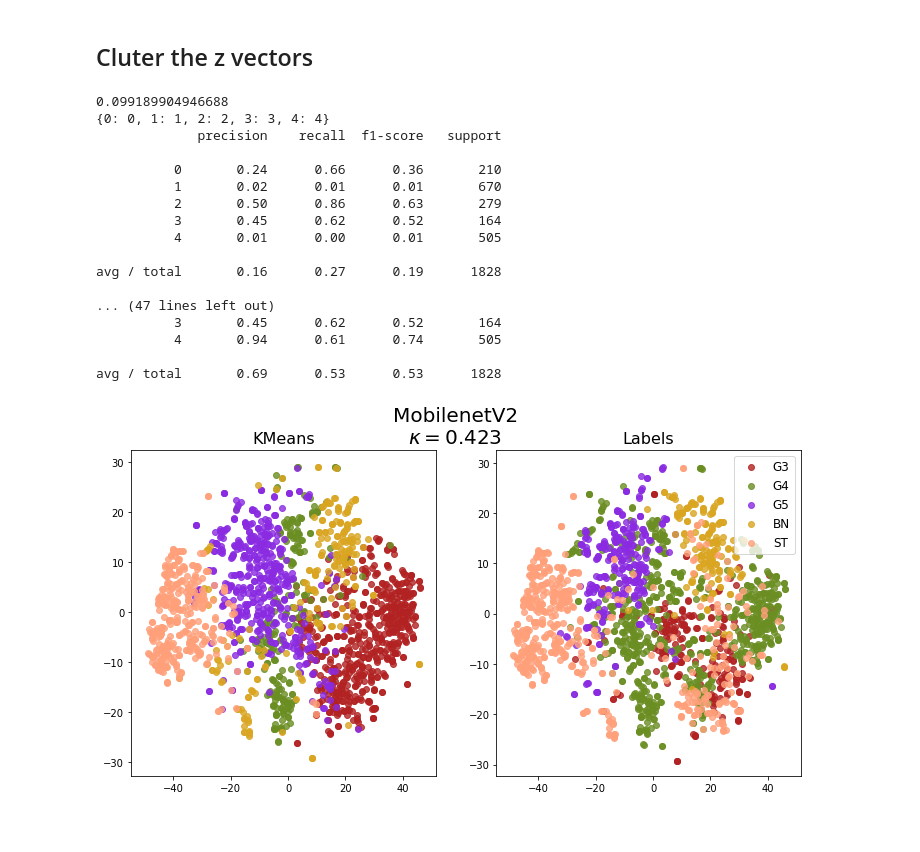
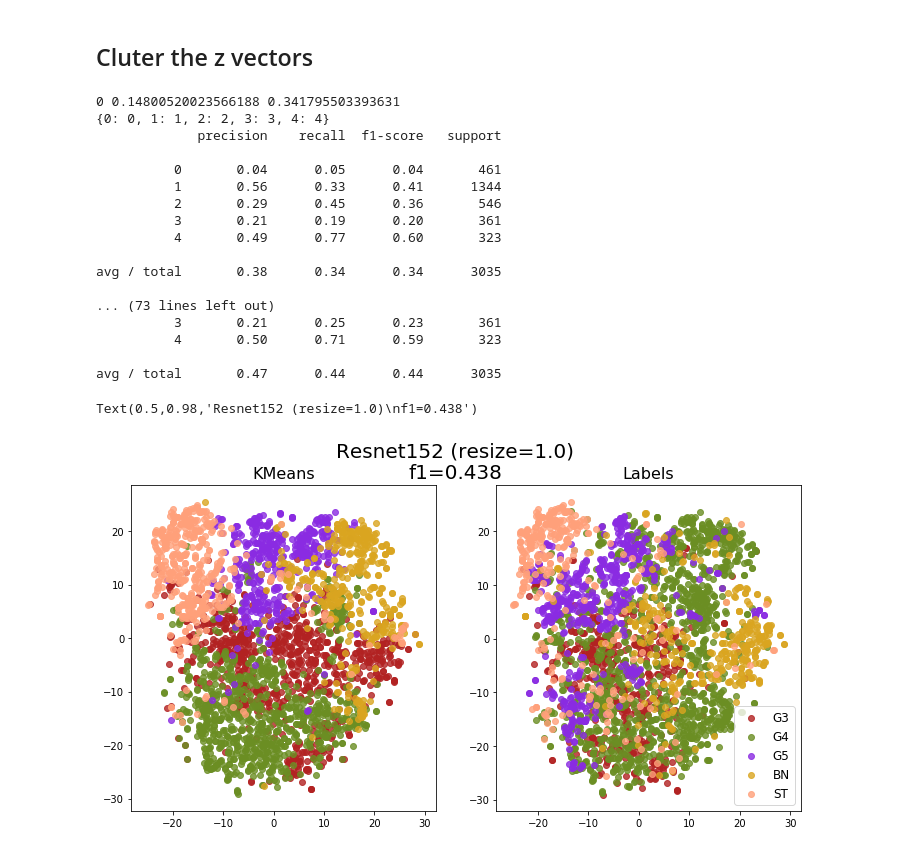
Before and after one commit to BioImageInformatics/gleason_grade, a Jupyter notebook: notebooks/hub_clustering.ipynb, the cells around one changed output. Saved outputs shown, nothing was run; the diff lists cells and outputs as text; code cells hidden in the pictures.

```diff
--- a/notebooks/hub_clustering.ipynb
+++ b/notebooks/hub_clustering.ipynb
@@ -38,8 +38,8 @@ labels = ['G3', 'G4', 'G5', 'BN', 'ST']
 # MODULE_URL = 'https://tfhub.dev/google/imagenet/nasnet_large/feature_vector/1'; MODULE_NAME='NasNet'
 # MODULE_URL = 'https://tfhub.dev/google/imagenet/resnet_v2_50/feature_vector/1'; MODULE_NAME='Resnet50'
 # MODULE_URL = 'https://tfhub.dev/google/imagenet/resnet_v2_101/feature_vector/1'; MODULE_NAME='Resnet101'
-# MODULE_URL = 'https://tfhub.dev/google/imagenet/resnet_v2_152/feature_vector/1'; MODULE_NAME='Resnet152'
-MODULE_URL = 'https://tfhub.dev/google/imagenet/mobilenet_v2_035_224/feature_vector/1'; MODULE_NAME='MobilenetV2'
+MODULE_URL = 'https://tfhub.dev/google/imagenet/resnet_v2_152/feature_vector/1'; MODULE_NAME='Resnet152'
+# MODULE_URL = 'https://tfhub.dev/google/imagenet/mobilenet_v2_035_224/feature_vector/1'; MODULE_NAME='MobilenetV2'
 # MODULE_URL = 'https://tfhub.dev/google/imagenet/inception_resnet_v2/feature_vector/1'; MODULE_NAME='InceptionResnet'
 
 # config = tf.ConfigProto( device_count = {'GPU': 0} )
@@ -88,10 +84,12 @@ orig_imgs = []
 z_vectors = []
 idx = 0
 
-resize = 0.5
+resize = 1.
+# resize = 0.5
+# resize = 0.25
 crop_size = int(height * (1/resize))
 
-samples = 5
+samples = 10
 x0_vect = np.linspace(0, 1200-crop_size, samples, dtype=np.int)
 y0_vect = np.linspace(0, 1200-crop_size, samples, dtype=np.int)
 coords = zip(x0_vect, y0_vect)
@@ -116,7 +114,8 @@ for img_idx, (jpg, mask) in enumerate(zip(jpg_list, mask_list)):
             # check for stroma -- two ways to skip stroma
             if maj==4 and totals[maj] < 0.95 * (crop_size*2):
                 continue
-            elif maj==4 and np.random.randn(1) < 0.5:
+#             elif maj==4 and np.random.randn(1) < 0.5:
+            elif maj==4 and np.random.choice([0,1], p=[0.1, 0.9]):
                 continue
         else:
             continue
@@ -167,12 +168,15 @@ clusterer = MiniBatchKMeans(n_clusters=5, verbose=0, n_init=100).fit(z_vectors)
 # %%
 # Compare label assignments with the annotation
-clustered = clusterer.labels_
+# clustered = clusterer.labels_
 
 max_kappa = 0.0
+max_f1 = 0.0
 best_remapped = None
 
-for _ in range(10):
+for vers in range(10):
     clusterer = MiniBatchKMeans(n_clusters=5, verbose=0, n_init=100).fit(z_vectors)
+    clustered = clusterer.labels_
+
     for perm in multiset_permutations(range(5)):
         # Pick a mapping clustered --> labels
         mapping = {x: k for x, k in zip(range(5), perm)}
@@ -180,45 +184,51 @@ for _ in range(10):
         clustered_remapped = np.asarray([mapping[y] for y in clustered])
 
         kappa = cohen_kappa_score(img_classes, clustered_remapped)
-
-        if kappa > max_kappa:
+        f1 = f1_score(img_classes, clustered_remapped, average='weighted')
+#
+#         print(vers, f1, max_f1)
+#         if kappa > max_kappa:
+        if f1 > max_f1:
             best_remapped = clustered_remapped
             max_kappa = kappa
-            print(kappa)
+            max_f1 = f1
+            print(vers, kappa, f1)
             print(mapping)
             print(classification_report(img_classes, clustered_remapped), end='\n\n')
 # %% [output]
-0.099189904946688
+0 0.14800520023566188 0.341795503393631
 {0: 0, 1: 1, 2: 2, 3: 3, 4: 4}
              precision    recall  f1-score   support
 
-          0       0.24      0.66      0.36       210
-          1       0.02      0.01      0.01       670
-          2       0.50      0.86      0.63       279
-          3       0.45      0.62      0.52       164
-          4       0.01      0.00      0.01       505
+          0       0.04      0.05      0.04       461
+          1       0.56      0.33      0.41      1344
+          2       0.29      0.45      0.36       546
+          3       0.21      0.19      0.20       361
+          4       0.49      0.77      0.60       323
 
-avg / total       0.16      0.27      0.19      1828
+avg / total       0.38      0.34      0.34      3035
 
-... (47 lines left out)
-          3       0.45      0.62      0.52       164
-          4       0.94      0.61      0.74       505
+... (73 lines left out)
+          3       0.21      0.25      0.23       361
+          4       0.50      0.71      0.59       323
 
-avg / total       0.69      0.53      0.53      1828
+avg / total       0.47      0.44      0.44      3035
 # %%
 fig, axs = plt.subplots(1,2, figsize=(12, 6))
 
 for k in range(5):
     idxs = np.where(best_remapped==k)
     sns.regplot(z_manifold[idxs,0], z_manifold[idxs,1], fit_reg=False, color=colors[k], ax=axs[0])
 
     idxs = np.where(img_classes==k)
     sns.regplot(z_manifold[idxs,0], z_manifold[idxs,1], fit_reg=False, color=colors[k], label=labels[k], ax=axs[1])
 
 axs[0].set_title('KMeans', fontsize=16)
 axs[1].set_title('Labels', fontsize=16)
 plt.legend(fontsize=12)
-plt.suptitle(u'{}\n$\kappa={:3.3f}$'.format(MODULE_NAME, max_kappa), fontsize=20)
-plt.savefig('/home/nathan/Dropbox/_papers/gleason_grade/{}_kmeans.pdf'.format(MODULE_NAME), bbox_inches='tight')
+# plt.suptitle(u'{}\n$\kappa={:3.3f}$'.format(MODULE_NAME, max_kappa), fontsize=20)
+plt.suptitle('{} (resize={})\nf1={:3.3f}'.format(MODULE_NAME, resize, max_f1), fontsize=20)
+# plt.savefig('/home/nathan/Dropbox/_papers/gleason_grade/{}_kmeans.pdf'.format(MODULE_NAME), bbox_inches='tight')
 # %% [output]
+Text(0.5,0.98,'Resnet152 (resize=1.0)\nf1=0.438')
-[figure, old version]
+[figure, new version]
```
Also changed, not shown: parts of 5 cells of this notebook.
